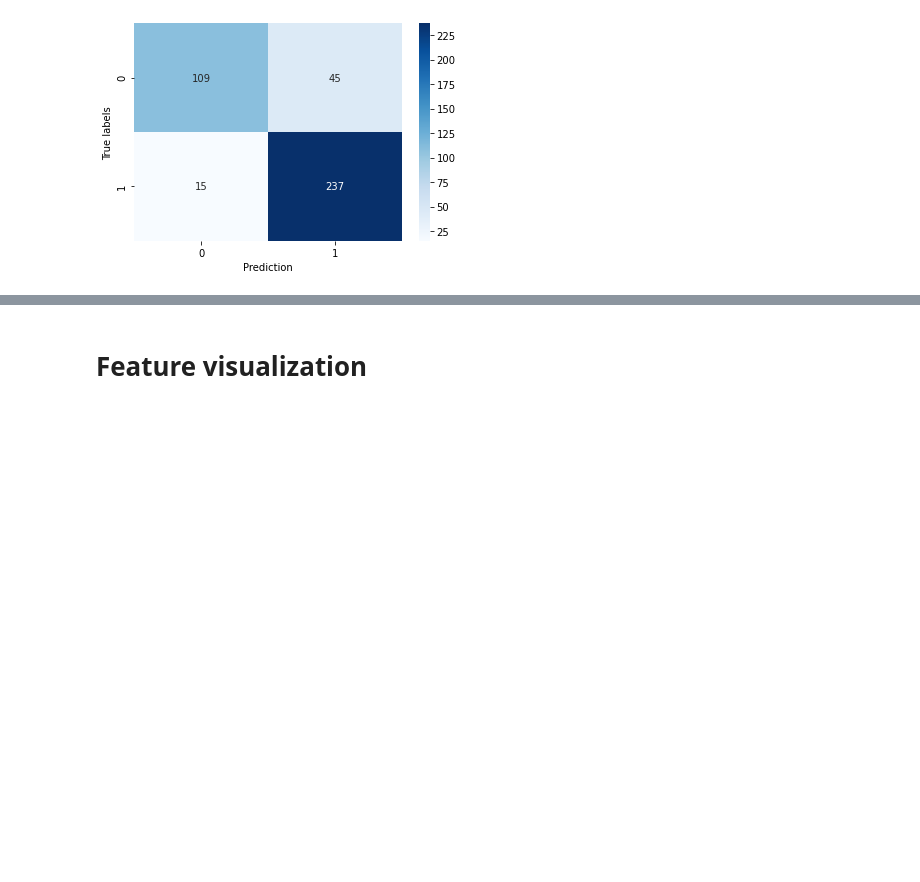
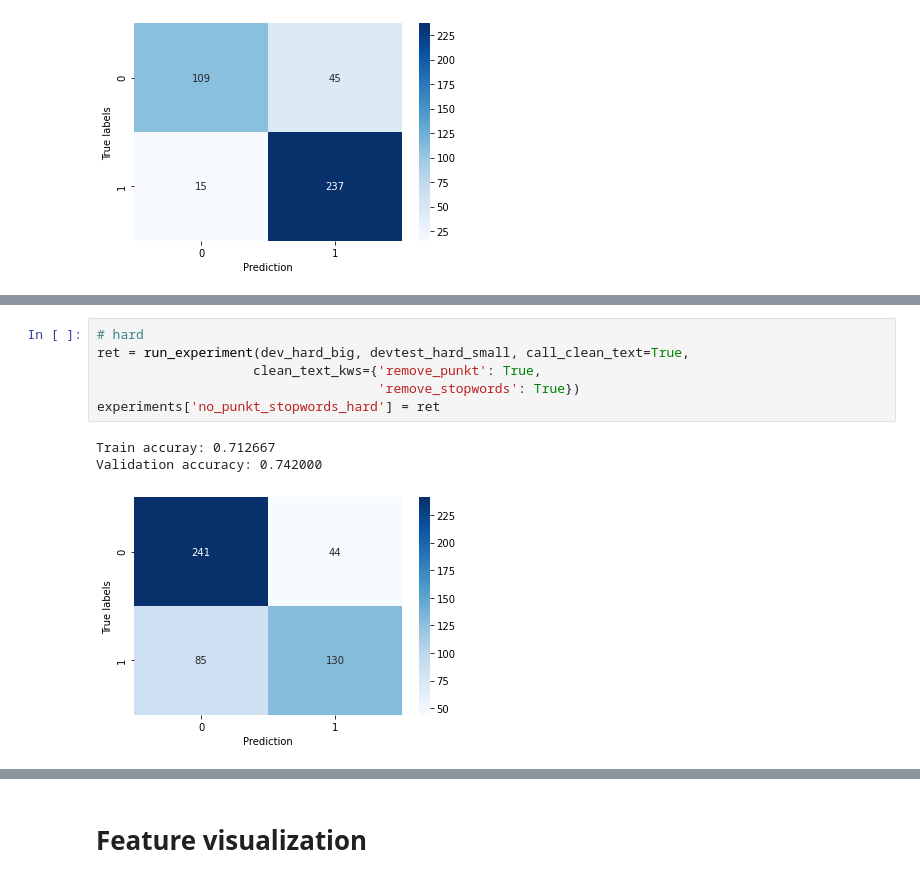
Before and after one commit to RuolinZheng08/ttic31190-natural-language-processing, a Jupyter notebook: hw4/mlp-classifier-experiemnts.ipynb, the cells around one changed output, grey strips where cells are left out. Saved outputs shown, nothing was run; the diff lists cells and outputs as text; blank space fills up the shorter version.

```diff
--- a/hw4/mlp-classifier-experiemnts.ipynb
+++ b/hw4/mlp-classifier-experiemnts.ipynb
@@ -308,0 +311,10 @@ Validation accuracy: 0.837438
+# %%
+# hard
+ret = run_experiment(dev_hard_big, devtest_hard_small, call_clean_text=True,
+                    clean_text_kws={'remove_punkt': True,
+                                    'remove_stopwords': True})
+experiments['no_punkt_stopwords_hard'] = ret
+# %% [output]
+Train accuray: 0.712667
+Validation accuracy: 0.742000
+[figure, added]
```
Also changed, not shown: parts of 25 cells of this notebook.
